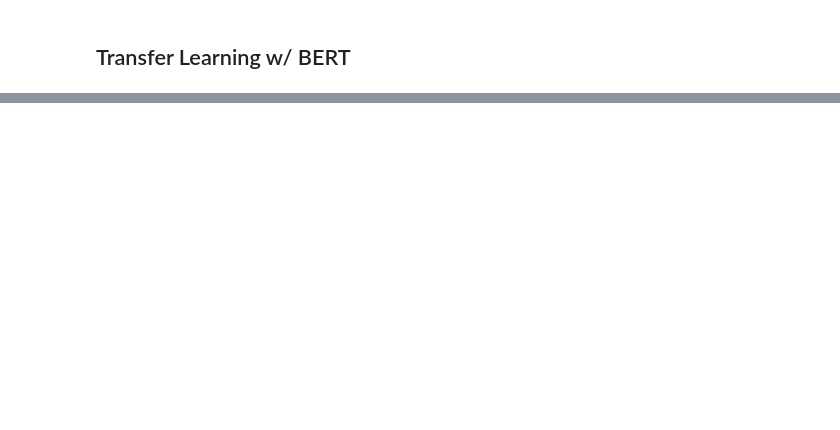
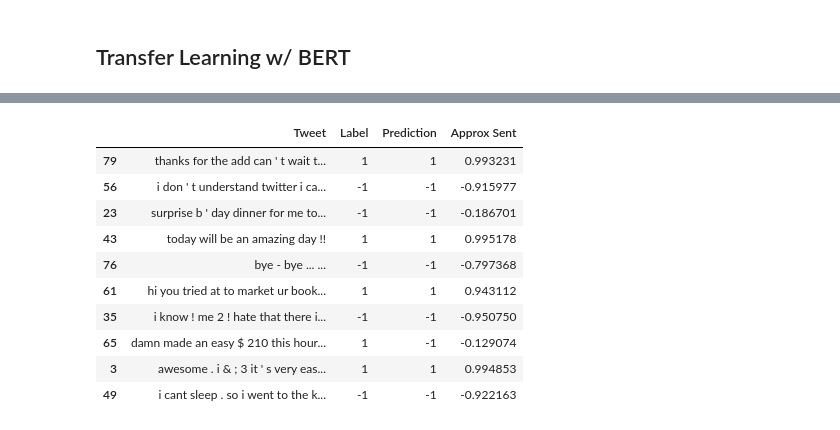
Before and after one commit to arth-shukla/sentiment140-bert-transfer-learning, a Jupyter notebook: sentiment.ipynb, the cells around one changed output, grey strips where cells are left out. Saved outputs shown, nothing was run; the diff lists cells and outputs as text; code cells hidden in the pictures; blank space fills up the shorter version.

```diff
--- a/sentiment.ipynb
+++ b/sentiment.ipynb
@@ -450,0 +506,2 @@ You should probably TRAIN this model on a down-stream task to be able to use it
+# %%
+optimal_bert, _, _ = load_model('./select_saved_checkpoints/bert_sentiment140_fine_tuned_1.pth')
@@ -450,0 +514,12 @@ You should probably TRAIN this model on a down-stream task to be able to use it
+# %%
+import random
+
+NUM_INFERENCE_SAMPLES = 100
+
+indices = random.sample(range(len(X_test)), NUM_INFERENCE_SAMPLES)
+
+X_inf = [X_test[i] for i in indices]
+y_inf = [y_test[i] for i in indices]
+# %%
+inf_data = BertTokenizedTweetsDataset(X_test=X_inf, y_test=y_inf, train=False)
+inf_dl = DataLoader(inf_data, batch_size=10, shuffle=False)
@@ -450,0 +596,16 @@ You should probably TRAIN this model on a down-stream task to be able to use it
+# %%
+res_df, inf_acc, inf_loss = inference(optimal_bert, inf_dl, X_inf)
+# %%
+res_df.sample(10)
+# %% [output]
+|  | Tweet | Label | Prediction | Approx Sent |
+| 79 | thanks for the add can ' t wait t... | 1 | 1 | 0.993231 |
+| 56 | i don ' t understand twitter i ca... | -1 | -1 | -0.915977 |
+| 23 | surprise b ' day dinner for me to... | -1 | -1 | -0.186701 |
+| 43 | today will be an amazing day !! | 1 | 1 | 0.995178 |
+| 76 | bye - bye ... ... | -1 | -1 | -0.797368 |
+| 61 | hi you tried at to market ur book... | 1 | 1 | 0.943112 |
+| 35 | i know ! me 2 ! hate that there i... | -1 | -1 | -0.950750 |
+| 65 | damn made an easy $ 210 this hour... | 1 | -1 | -0.129074 |
+| 3 | awesome . i & ; 3 it ' s very eas... | 1 | 1 | 0.994853 |
+| 49 | i cant sleep . so i went to the k... | -1 | -1 | -0.922163 |
```
Also changed, not shown: parts of 24 cells of this notebook, 1 other file.
